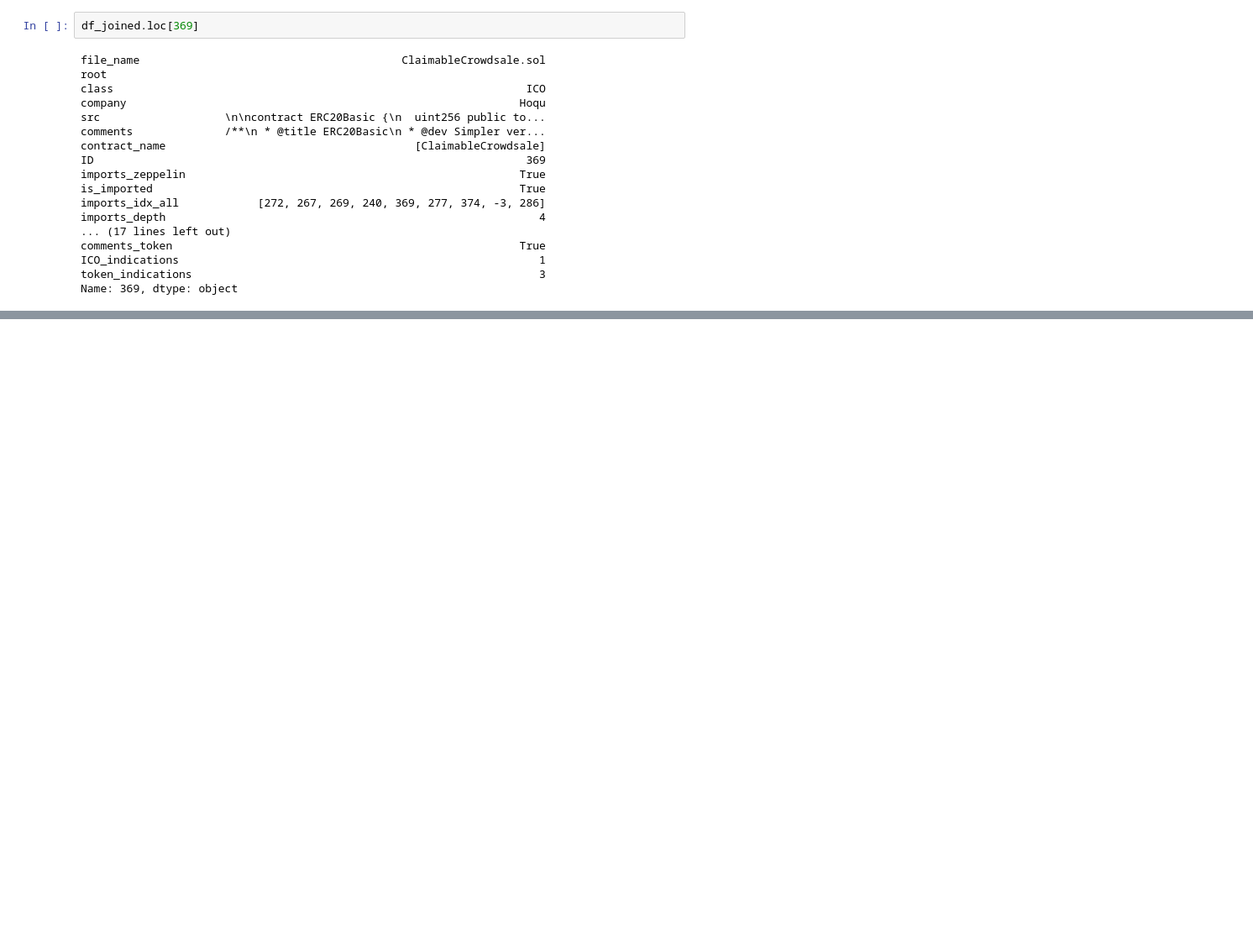
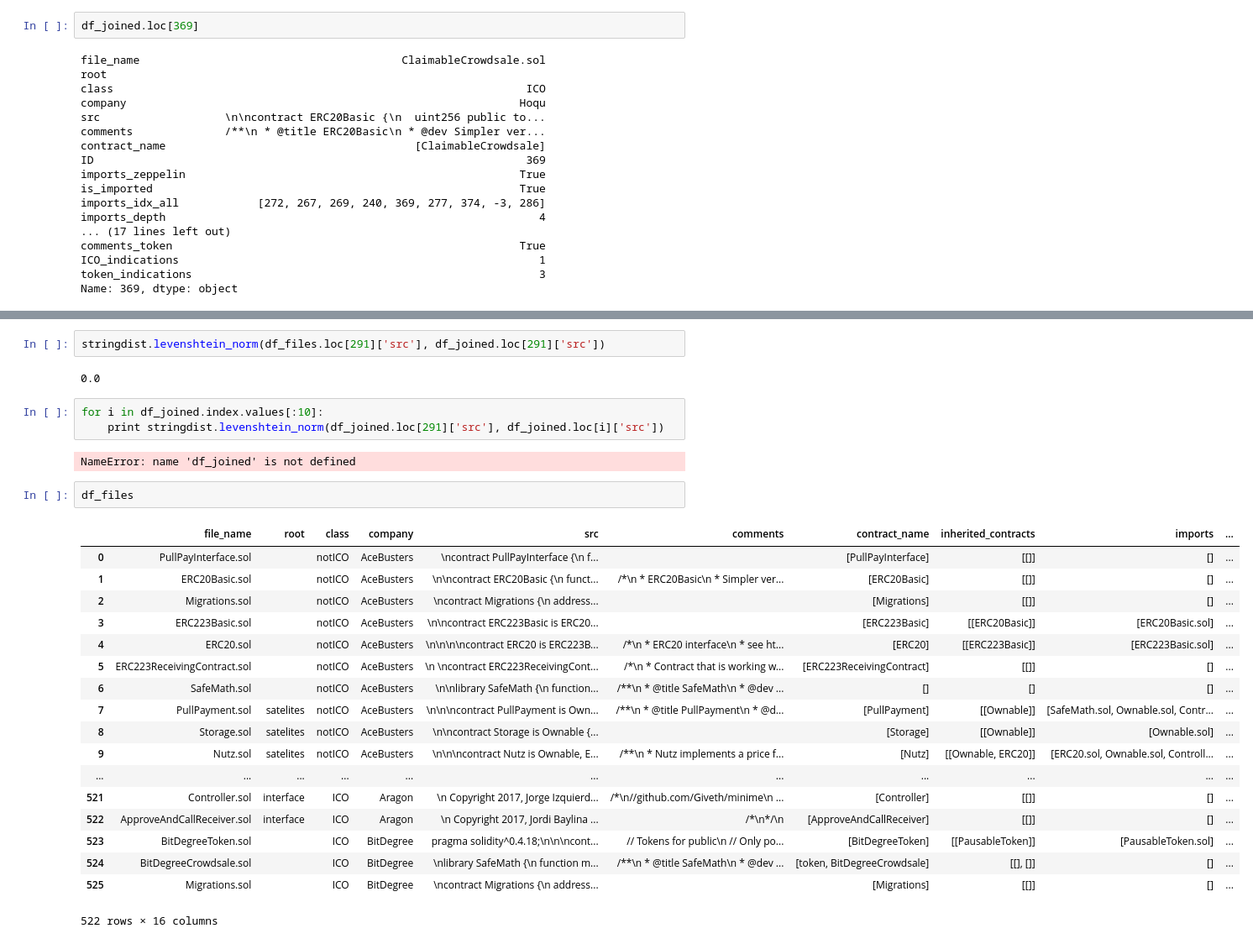
Before and after one commit to Orionarm2018/contract-complexity, a Jupyter notebook: data_wrangling.ipynb, the cells around one changed output, grey strips where cells are left out. Shown at 84% size. Cells and saved outputs as stored; diff of their text form; blank space fills up the shorter version.

```diff
--- a/data_wrangling.ipynb
+++ b/data_wrangling.ipynb
@@ -658,0 +700,30 @@ Name: 369, dtype: object
+# %%
+stringdist.levenshtein_norm(df_files.loc[291]['src'], df_joined.loc[291]['src'])
+# %% [output]
+0.0
+# %%
+for i in df_joined.index.values[:10]:
+    print stringdist.levenshtein_norm(df_joined.loc[291]['src'], df_joined.loc[i]['src'])
+# %% [output]
+NameError: name 'df_joined' is not defined
+# %%
+df_files
+# %% [output]
+|  | file_name | root | class | company | src | comments | contract_name | inherited_contracts | imports | ... |
+| 0 | PullPayInterface.sol |  | notICO | AceBusters | \ncontract PullPayInterface {\n f... |  | [PullPayInterface] | [[]] | [] | ... |
+| 1 | ERC20Basic.sol |  | notICO | AceBusters | \n\ncontract ERC20Basic {\n funct... | /*\n * ERC20Basic\n * Simpler ver... | [ERC20Basic] | [[]] | [] | ... |
+| 2 | Migrations.sol |  | notICO | AceBusters | \ncontract Migrations {\n address... |  | [Migrations] | [[]] | [] | ... |
+| 3 | ERC223Basic.sol |  | notICO | AceBusters | \n\ncontract ERC223Basic is ERC20... |  | [ERC223Basic] | [[ERC20Basic]] | [ERC20Basic.sol] | ... |
+| 4 | ERC20.sol |  | notICO | AceBusters | \n\n\n\ncontract ERC20 is ERC223B... | /*\n * ERC20 interface\n * see ht... | [ERC20] | [[ERC223Basic]] | [ERC223Basic.sol] | ... |
+| 5 | ERC223ReceivingContract.sol |  | notICO | AceBusters | \n \ncontract ERC223ReceivingCont... | /*\n * Contract that is working w... | [ERC223ReceivingContract] | [[]] | [] | ... |
+| 6 | SafeMath.sol |  | notICO | AceBusters | \n\nlibrary SafeMath {\n function... | /**\n * @title SafeMath\n * @dev ... | [] | [] | [] | ... |
+| 7 | PullPayment.sol | satelites | notICO | AceBusters | \n\n\ncontract PullPayment is Own... | /**\n * @title PullPayment\n * @d... | [PullPayment] | [[Ownable]] | [SafeMath.sol, Ownable.sol, Contr... | ... |
+| 8 | Storage.sol | satelites | notICO | AceBusters | \n\ncontract Storage is Ownable {... |  | [Storage] | [[Ownable]] | [Ownable.sol] | ... |
+| 9 | Nutz.sol | satelites | notICO | AceBusters | \n\n\ncontract Nutz is Ownable, E... | /**\n * Nutz implements a price f... | [Nutz] | [[Ownable, ERC20]] | [ERC20.sol, Ownable.sol, Controll... | ... |
+| ... | ... | ... | ... | ... | ... | ... | ... | ... | ... | ... |
+| 521 | Controller.sol | interface | ICO | Aragon | \n Copyright 2017, Jorge Izquierd... | /*\n//github.com/Giveth/minime\n ... | [Controller] | [[]] | [] | ... |
+| 522 | ApproveAndCallReceiver.sol | interface | ICO | Aragon | \n Copyright 2017, Jordi Baylina ... | /*\n*/\n | [ApproveAndCallReceiver] | [[]] | [] | ... |
+| 523 | BitDegreeToken.sol |  | ICO | BitDegree | pragma solidity^0.4.18;\n\n\ncont... | // Tokens for public\n // Only po... | [BitDegreeToken] | [[PausableToken]] | [PausableToken.sol] | ... |
+| 524 | BitDegreeCrowdsale.sol |  | ICO | BitDegree | \nlibrary SafeMath {\n function m... | /**\n * @title SafeMath\n * @dev ... | [token, BitDegreeCrowdsale] | [[], []] | [] | ... |
+| 525 | Migrations.sol |  | ICO | BitDegree | \ncontract Migrations {\n address... |  | [Migrations] | [[]] | [] | ... |
+522 rows × 16 columns
```
Also changed, not shown: parts of 5 cells of this notebook, 2 other files.
